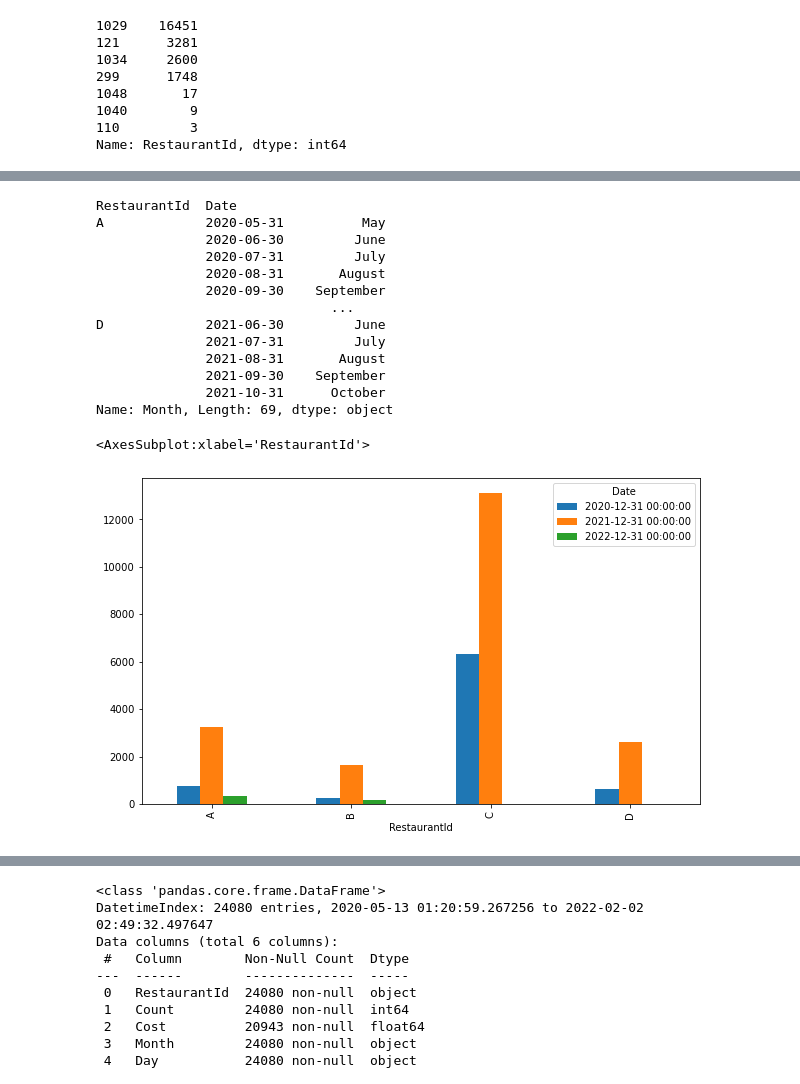
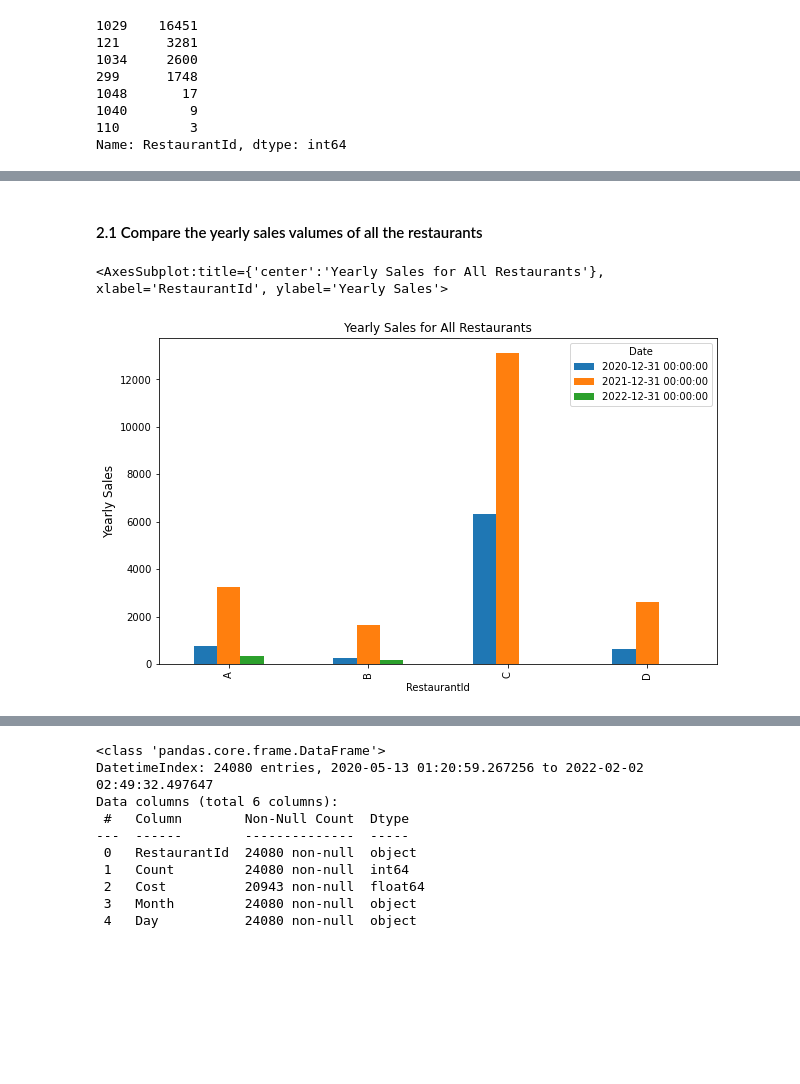
Before and after one commit to nakisa84/personalized-food-recommendation, a Jupyter notebook: notebooks/restaurant-sales-EDA.ipynb, the cells around one changed output, grey strips where cells are left out. Cells and saved outputs as stored; diff of their text form; code cells hidden in the pictures; blank space fills up the shorter version.

```diff
--- a/notebooks/restaurant-sales-EDA.ipynb
+++ b/notebooks/restaurant-sales-EDA.ipynb
@@ -86 +81,9 @@ data.set_index("Date", inplace = True)
+# %%
+# keep the restauarnts information and set the date as the index
+data = full_data[['RestaurantId','Date','Count','Cost','Month','Day','Hour']]
+data.index = pd.CategoricalIndex(data.index,
+                               categories=['Jan', 'Feb', 'Mar', 'Apr','May','Jun', 'Jul', 'Aug','Sep', 'Oct', 'Nov', 'Dec'],
+                               ordered=True)
+
+data.set_index("Date", inplace = True)
 # %%
@@ -116,24 +106,12 @@ Name: Day, Length: 1948, dtype: object
-# %%
-grouped_monthly= data.groupby('RestaurantId').resample('M')
-grouped_monthly = grouped_monthly['Month'].agg('first')
-grouped_monthly
-# %% [output]
-RestaurantId  Date
-A             2020-05-31          May
-              2020-06-30         June
-              2020-07-31         July
-              2020-08-31       August
-              2020-09-30    September
-                              ...
-D             2021-06-30         June
-              2021-07-31         July
-              2021-08-31       August
-              2021-09-30    September
-              2021-10-31      October
-Name: Month, Length: 69, dtype: object
+# %% [markdown]
+#### 2.1 Compare the yearly sales valumes of all the restaurants
 # %%
 fig, ax = plt.subplots(figsize=(10,6))
-data.groupby('RestaurantId').resample('Y')['Count'].sum().unstack().plot(kind ='bar', ax=ax)
+ax.set_xlabel("Restaurant Name")  #Q? the x axis is not labeld correctly??
+ax.set_ylabel("Yearly Sales", fontsize = 12)
+ax.set_title("Yearly Sales for All Restaurants", fontsize = 12)
+yearly_sales = data.groupby('RestaurantId').resample('Y')['Count'].sum().unstack()
+yearly_sales.plot(kind ='bar', ax=ax)
 # %% [output]
-<AxesSubplot:xlabel='RestaurantId'>
+<AxesSubplot:title={'center':'Yearly Sales for All Restaurants'}, xlabel='RestaurantId', ylabel='Yearly Sales'>
-[figure, old version]
+[figure, new version]
```
Also changed, not shown: parts of 23 cells of this notebook.
